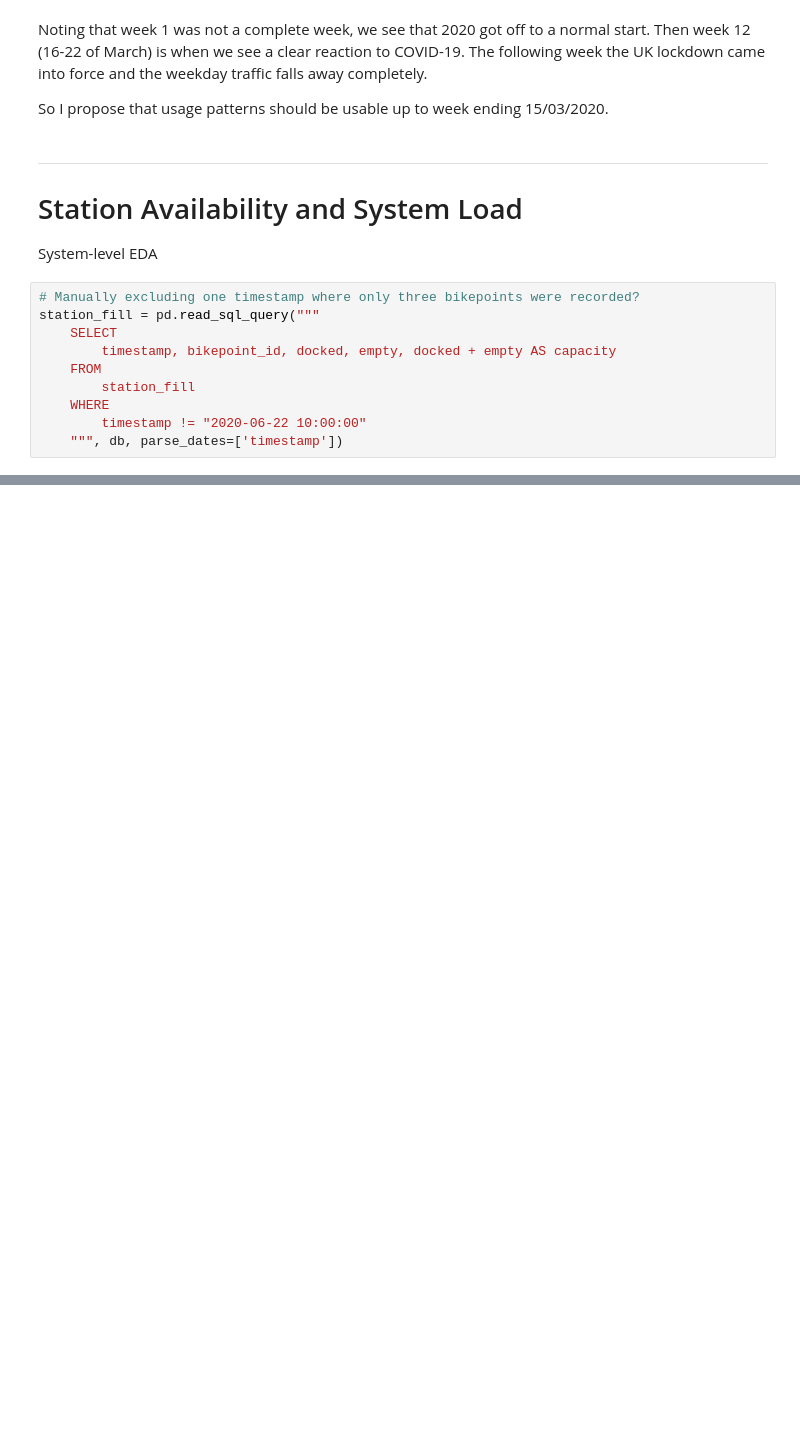
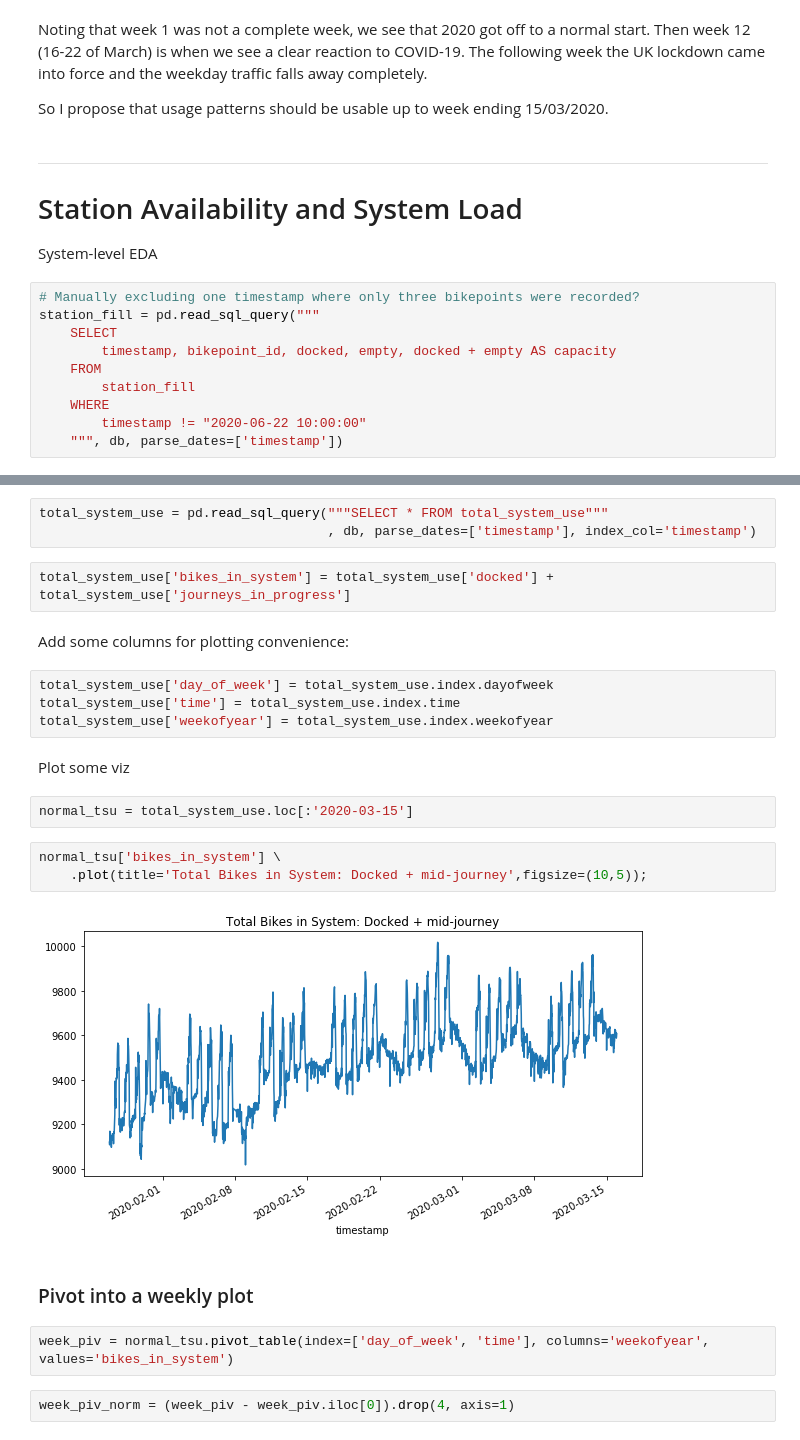
Before and after one commit to Peppers16/tfl_bike_project, a Jupyter notebook: notebooks/BSS_Exploration_MSP-1.ipynb, the cells around one changed output, grey strips where cells are left out. Drawn from its saved outputs; the diff is of its cells as text; blank space fills up the shorter version.

Commit message:
MSP-2 good progress: up to weekly view of total circulating bikes.

```diff
--- a/notebooks/BSS_Exploration_MSP-1.ipynb
+++ b/notebooks/BSS_Exploration_MSP-1.ipynb
@@ -273,0 +361,26 @@ TODO:
+# %%
+total_system_use = pd.read_sql_query("""SELECT * FROM total_system_use"""
+                                     , db, parse_dates=['timestamp'], index_col='timestamp')
+# %%
+total_system_use['bikes_in_system'] = total_system_use['docked'] + total_system_use['journeys_in_progress']
+# %% [markdown]
+Add some columns for plotting convenience:
+# %%
+total_system_use['day_of_week'] = total_system_use.index.dayofweek
+total_system_use['time'] = total_system_use.index.time
+total_system_use['weekofyear'] = total_system_use.index.weekofyear
+# %% [markdown]
+Plot some viz
+# %%
+normal_tsu = total_system_use.loc[:'2020-03-15']
+# %%
+normal_tsu['bikes_in_system'] \
+    .plot(title='Total Bikes in System: Docked + mid-journey',figsize=(10,5));
+# %% [output]
+[figure, added]
+# %% [markdown]
+### Pivot into a weekly plot
+# %%
+week_piv = normal_tsu.pivot_table(index=['day_of_week', 'time'], columns='weekofyear', values='bikes_in_system')
+# %%
+week_piv_norm = (week_piv - week_piv.iloc[0]).drop(4, axis=1)
```
Also changed, not shown: parts of 22 cells of this notebook.
